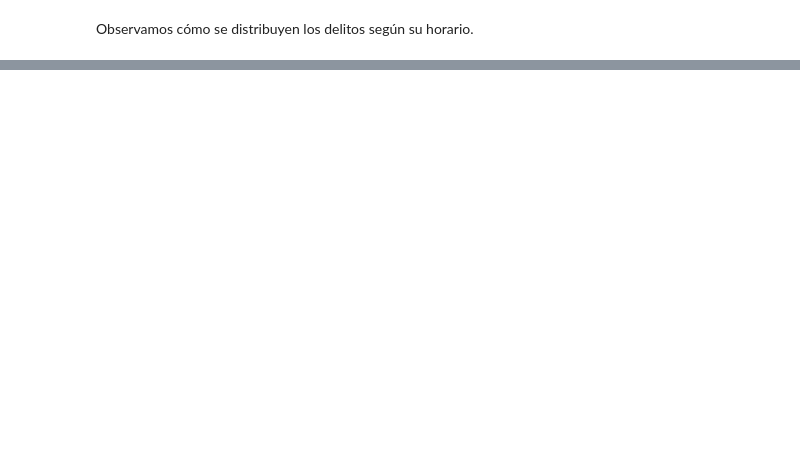
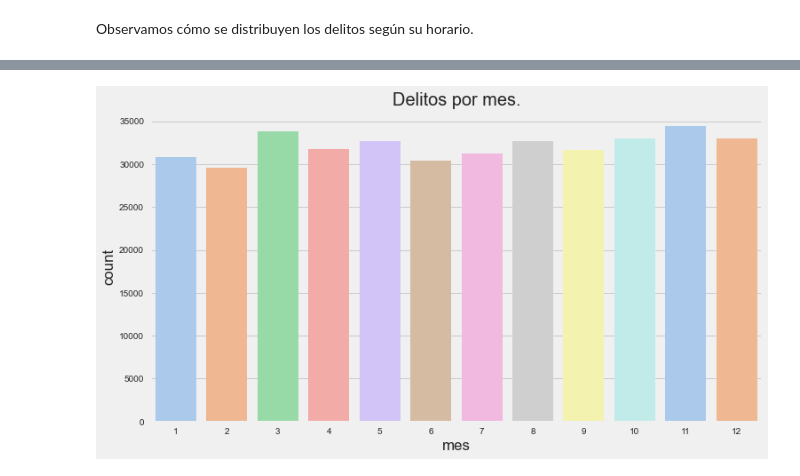
Before and after one commit to virsammartino/proyectoinseguridad, a Jupyter notebook: MAIN.ipynb, the cells around one changed output, grey strips where cells are left out. Drawn from its saved outputs; the diff is of its cells as text; code cells hidden in the pictures; blank space fills up the shorter version.

```diff
--- a/MAIN.ipynb
+++ b/MAIN.ipynb
@@ -741,0 +822,14 @@ plt.show()
+# %%
+delitos_D['fecha'] = pd.to_datetime(delitos_D['fecha'])
+
+delitos_D['mes'] = delitos_D['fecha'].dt.month
+
+plt.style.use('fivethirtyeight')
+plt.rcParams['figure.figsize'] = (11, 6)
+
+sns.countplot(delitos_D['mes'], palette = 'pastel',)
+plt.title('Delitos por mes.', fontsize = 20)
+
+plt.show()
+# %% [output]
+[figure, added]
```
Also changed, not shown: parts of 32 cells of this notebook.
